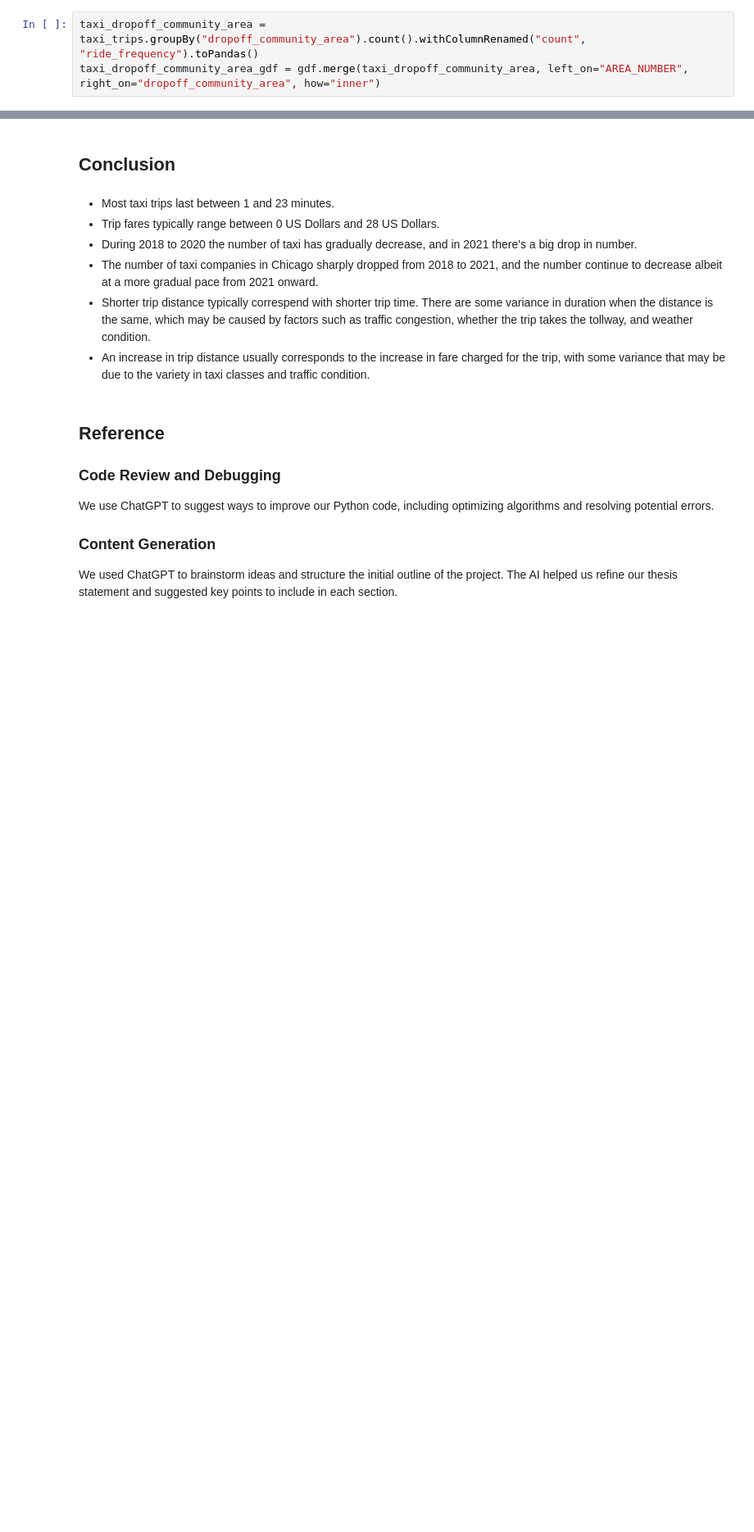
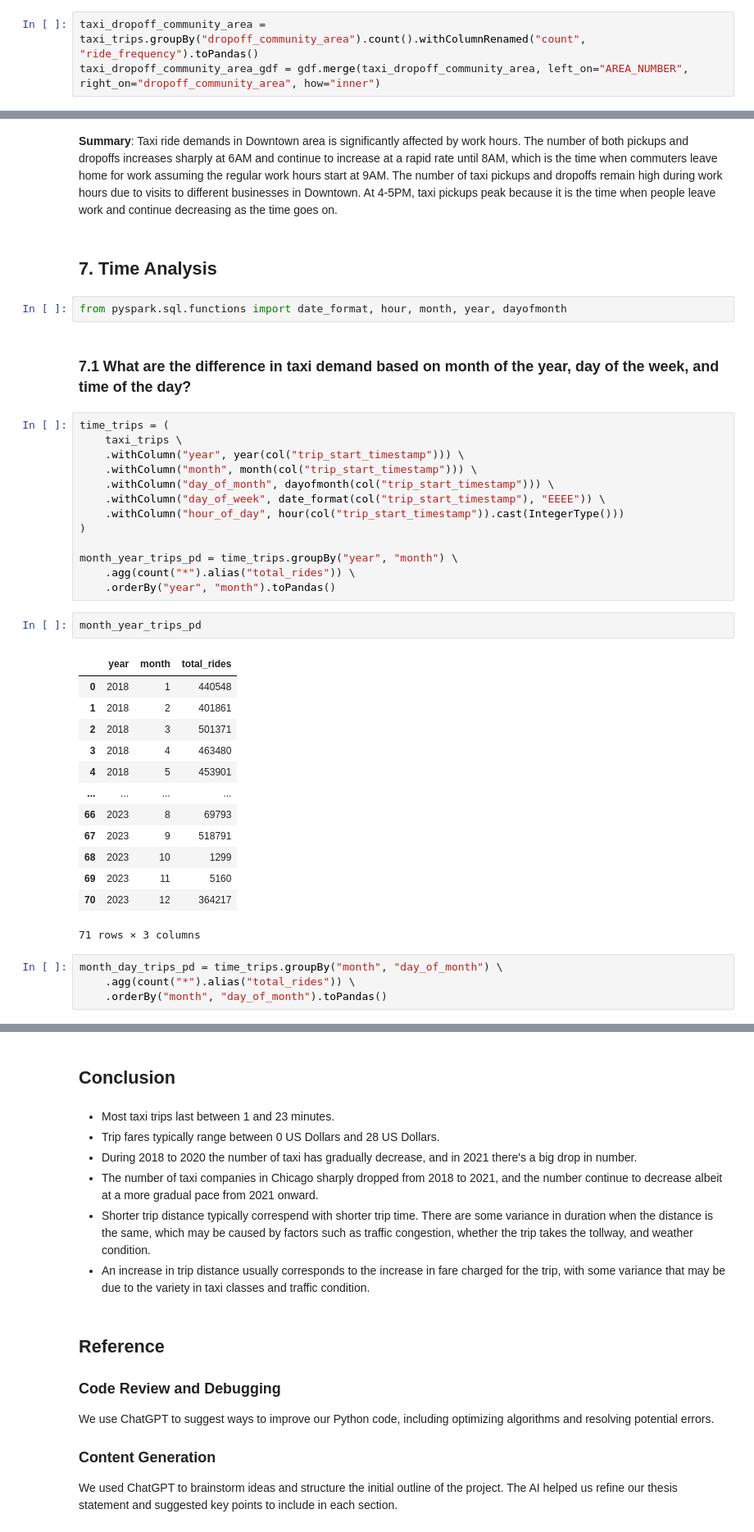
Before and after one commit to pp-monika/chicago-transportation-analysis, a Jupyter notebook: QST2-Analyzing-Transportation-Patterns-Using-Chicago-Taxi-Trip-and-Chicago-Rideshare-for-Urban-Planning-Insights-2.ipynb, the cells around one changed output, grey strips where cells are left out. Shown at 82% size. Saved outputs shown, nothing was run; the diff lists cells and outputs as text; blank space fills up the shorter version.

Commit message:
Add time analysis

```diff
--- a/QST2-Analyzing-Transportation-Patterns-Using-Chicago-Taxi-Trip-and-Chicago-Rideshare-for-Urban-Planning-Insights-2.ipynb
+++ b/QST2-Analyzing-Transportation-Patterns-Using-Chicago-Taxi-Trip-and-Chicago-Rideshare-for-Urban-Planning-Insights-2.ipynb
@@ -981,0 +783,41 @@ plt.show()
+# %% [markdown]
+**Summary**: Taxi ride demands in Downtown area is significantly affected by work hours. The number of both pickups and dropoffs increases sharply at 6AM and continue to increase at a rapid rate until 8AM, which is the time when commuters leave home for work assuming the regular work hours start at 9AM. The number of taxi pickups and dropoffs remain high during work hours due to visits to different businesses in Downtown. At 4-5PM, taxi pickups peak because it is the time when people leave work and continue decreasing as the time goes on.
+# %% [markdown]
+## 7. Time Analysis
+# %%
+from pyspark.sql.functions import date_format, hour, month, year, dayofmonth
+# %% [markdown]
+### 7.1 What are the difference in taxi demand based on month of the year, day of the week, and time of the day?
+# %%
+time_trips = (
+    taxi_trips \
+    .withColumn("year", year(col("trip_start_timestamp"))) \
+    .withColumn("month", month(col("trip_start_timestamp"))) \
+    .withColumn("day_of_month", dayofmonth(col("trip_start_timestamp"))) \
+    .withColumn("day_of_week", date_format(col("trip_start_timestamp"), "EEEE")) \
+    .withColumn("hour_of_day", hour(col("trip_start_timestamp")).cast(IntegerType()))
+)
+
+month_year_trips_pd = time_trips.groupBy("year", "month") \
+    .agg(count("*").alias("total_rides")) \
+    .orderBy("year", "month").toPandas()
+# %%
+month_year_trips_pd
+# %% [output]
+|  | year | month | total_rides |
+| 0 | 2018 | 1 | 440548 |
+| 1 | 2018 | 2 | 401861 |
+| 2 | 2018 | 3 | 501371 |
+| 3 | 2018 | 4 | 463480 |
+| 4 | 2018 | 5 | 453901 |
+| ... | ... | ... | ... |
+| 66 | 2023 | 8 | 69793 |
+| 67 | 2023 | 9 | 518791 |
+| 68 | 2023 | 10 | 1299 |
+| 69 | 2023 | 11 | 5160 |
+| 70 | 2023 | 12 | 364217 |
+71 rows × 3 columns
+# %%
+month_day_trips_pd = time_trips.groupBy("month", "day_of_month") \
+    .agg(count("*").alias("total_rides")) \
+    .orderBy("month", "day_of_month").toPandas()
```
Also changed, not shown: parts of 59 cells of this notebook.
